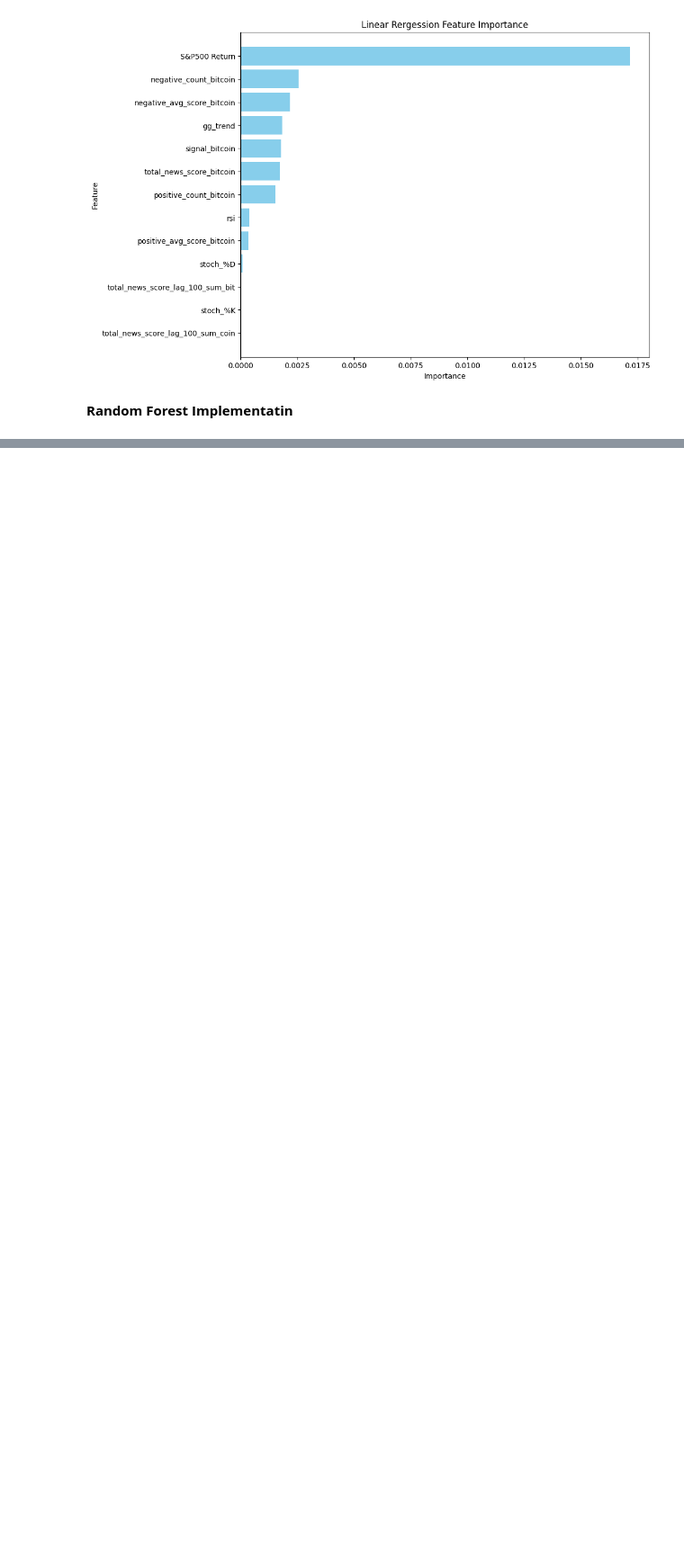
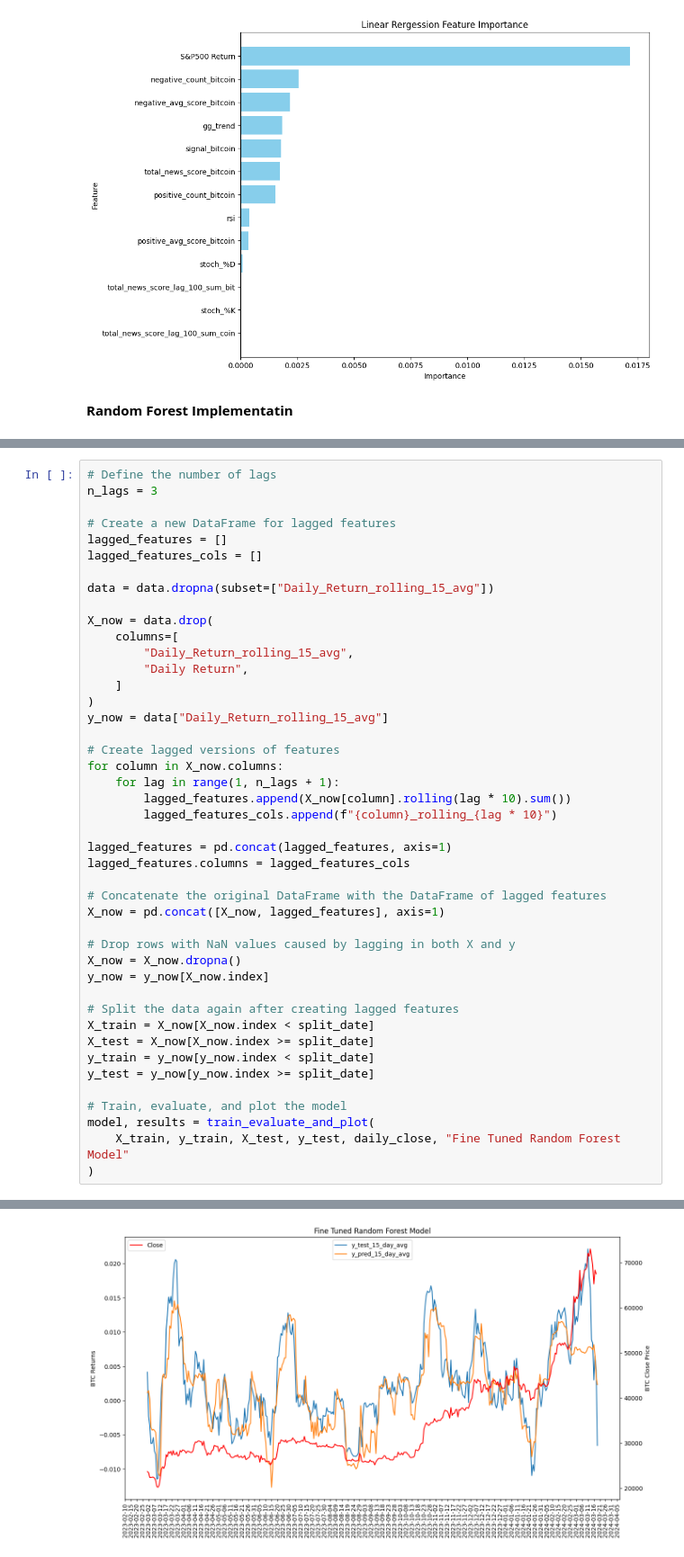
Before and after one commit to nogibjj/Flamingo-ML, a Jupyter notebook: Modeling/Rakeen_model.ipynb, the cells around one changed output, grey strips where cells are left out. Shown at 90% size. Cells and saved outputs as stored; diff of their text form; blank space fills up the shorter version.

```diff
--- a/Modeling/Rakeen_model.ipynb
+++ b/Modeling/Rakeen_model.ipynb
@@ -407,0 +437,45 @@ Random Forest Daily Direction Accuracy: 0.5038961038961038
+# %%
+# Define the number of lags
+n_lags = 3
+
+# Create a new DataFrame for lagged features
+lagged_features = []
+lagged_features_cols = []
+
+data = data.dropna(subset=["Daily_Return_rolling_15_avg"])
+
+X_now = data.drop(
+    columns=[
+        "Daily_Return_rolling_15_avg",
+        "Daily Return",
+    ]
+)
+y_now = data["Daily_Return_rolling_15_avg"]
+
+# Create lagged versions of features
+for column in X_now.columns:
+    for lag in range(1, n_lags + 1):
+        lagged_features.append(X_now[column].rolling(lag * 10).sum())
+        lagged_features_cols.append(f"{column}_rolling_{lag * 10}")
+
+lagged_features = pd.concat(lagged_features, axis=1)
+lagged_features.columns = lagged_features_cols
+
+# Concatenate the original DataFrame with the DataFrame of lagged features
+X_now = pd.concat([X_now, lagged_features], axis=1)
+
+# Drop rows with NaN values caused by lagging in both X and y
+X_now = X_now.dropna()
+y_now = y_now[X_now.index]
+
+# Split the data again after creating lagged features
+X_train = X_now[X_now.index < split_date]
+X_test = X_now[X_now.index >= split_date]
+y_train = y_now[y_now.index < split_date]
+y_test = y_now[y_now.index >= split_date]
+
+# Train, evaluate, and plot the model
+model, results = train_evaluate_and_plot(
+    X_train, y_train, X_test, y_test, daily_close, "Fine Tuned Random Forest Model"
+)
+# %% [output]
@@ -407,0 +484 @@ Random Forest Daily Direction Accuracy: 0.5038961038961038
+[figure, added]
```
Also changed, not shown: parts of 18 cells of this notebook, 7 other files.
